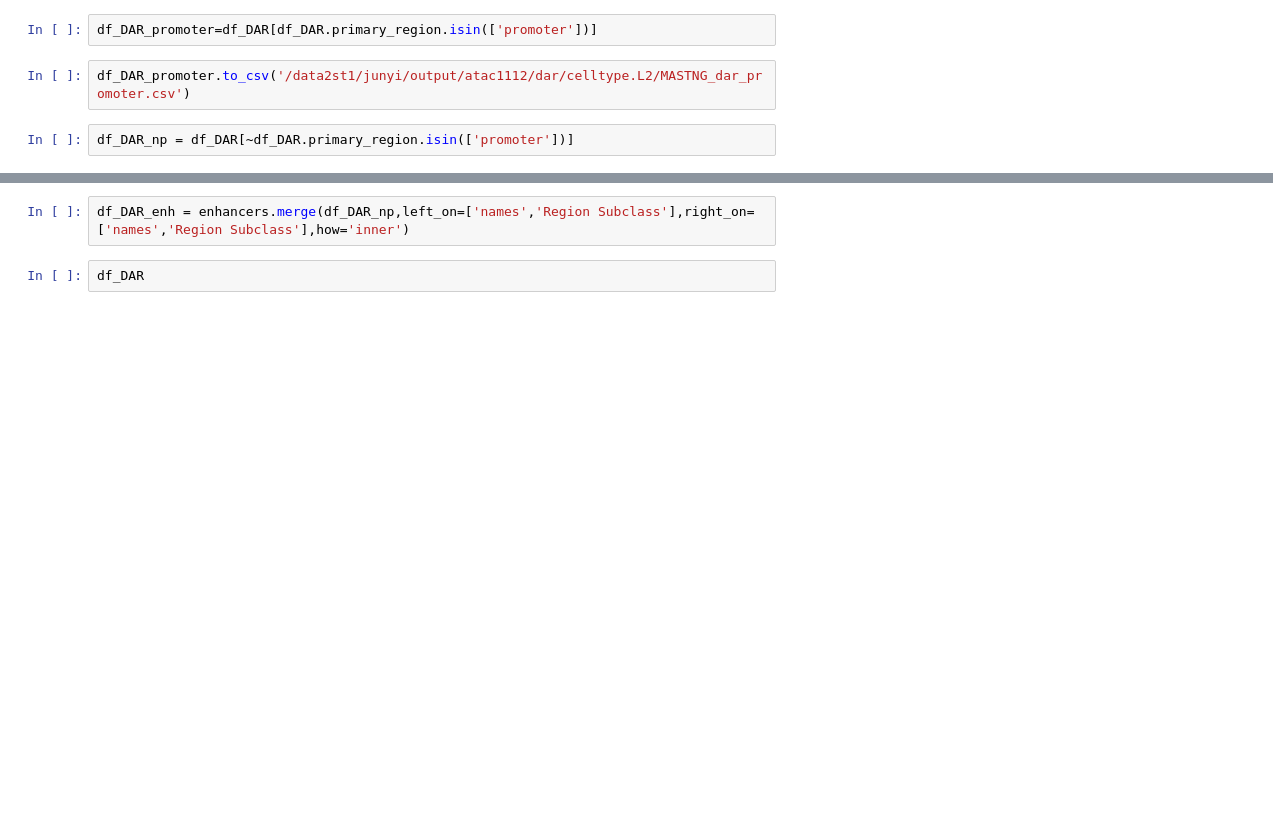
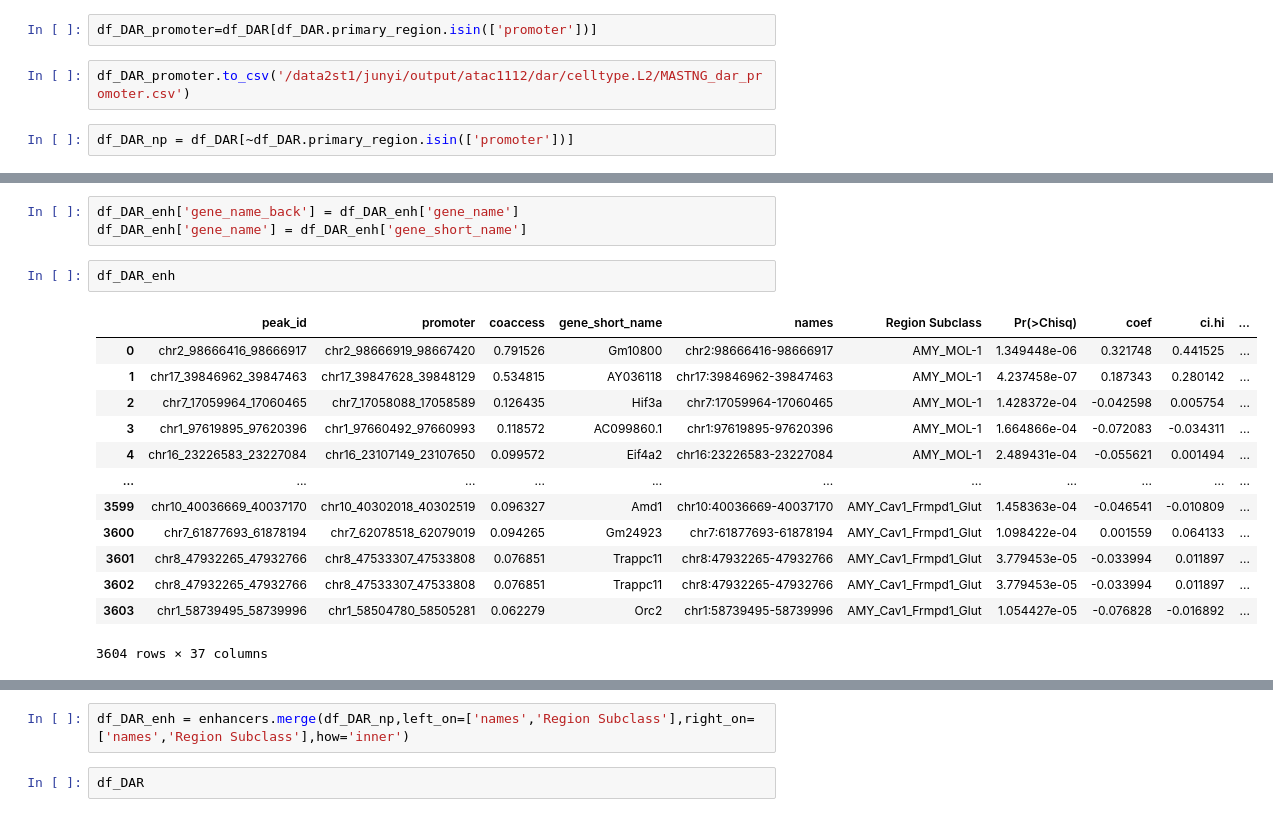
Before and after one commit to juychen/scmmd, a Jupyter notebook: 15cicre_enhancers.ipynb, the cells around one changed output, grey strips where cells are left out. Drawn from its saved outputs; the diff is of its cells as text; blank space fills up the shorter version.

```diff
--- a/15cicre_enhancers.ipynb
+++ b/15cicre_enhancers.ipynb
@@ -135,0 +182,19 @@ Name: primary_region, dtype: int64
+# %%
+df_DAR_enh['gene_name_back'] = df_DAR_enh['gene_name']
+df_DAR_enh['gene_name'] = df_DAR_enh['gene_short_name']
+# %%
+df_DAR_enh
+# %% [output]
+|  | peak_id | promoter | coaccess | gene_short_name | names | Region Subclass | Pr(>Chisq) | coef | ci.hi | ... |
+| 0 | chr2_98666416_98666917 | chr2_98666919_98667420 | 0.791526 | Gm10800 | chr2:98666416-98666917 | AMY_MOL-1 | 1.349448e-06 | 0.321748 | 0.441525 | ... |
+| 1 | chr17_39846962_39847463 | chr17_39847628_39848129 | 0.534815 | AY036118 | chr17:39846962-39847463 | AMY_MOL-1 | 4.237458e-07 | 0.187343 | 0.280142 | ... |
+| 2 | chr7_17059964_17060465 | chr7_17058088_17058589 | 0.126435 | Hif3a | chr7:17059964-17060465 | AMY_MOL-1 | 1.428372e-04 | -0.042598 | 0.005754 | ... |
+| 3 | chr1_97619895_97620396 | chr1_97660492_97660993 | 0.118572 | AC099860.1 | chr1:97619895-97620396 | AMY_MOL-1 | 1.664866e-04 | -0.072083 | -0.034311 | ... |
+| 4 | chr16_23226583_23227084 | chr16_23107149_23107650 | 0.099572 | Eif4a2 | chr16:23226583-23227084 | AMY_MOL-1 | 2.489431e-04 | -0.055621 | 0.001494 | ... |
+| ... | ... | ... | ... | ... | ... | ... | ... | ... | ... | ... |
+| 3599 | chr10_40036669_40037170 | chr10_40302018_40302519 | 0.096327 | Amd1 | chr10:40036669-40037170 | AMY_Cav1_Frmpd1_Glut | 1.458363e-04 | -0.046541 | -0.010809 | ... |
+| 3600 | chr7_61877693_61878194 | chr7_62078518_62079019 | 0.094265 | Gm24923 | chr7:61877693-61878194 | AMY_Cav1_Frmpd1_Glut | 1.098422e-04 | 0.001559 | 0.064133 | ... |
+| 3601 | chr8_47932265_47932766 | chr8_47533307_47533808 | 0.076851 | Trappc11 | chr8:47932265-47932766 | AMY_Cav1_Frmpd1_Glut | 3.779453e-05 | -0.033994 | 0.011897 | ... |
+| 3602 | chr8_47932265_47932766 | chr8_47533307_47533808 | 0.076851 | Trappc11 | chr8:47932265-47932766 | AMY_Cav1_Frmpd1_Glut | 3.779453e-05 | -0.033994 | 0.011897 | ... |
+| 3603 | chr1_58739495_58739996 | chr1_58504780_58505281 | 0.062279 | Orc2 | chr1:58739495-58739996 | AMY_Cav1_Frmpd1_Glut | 1.054427e-05 | -0.076828 | -0.016892 | ... |
+3604 rows × 37 columns
```
Also changed, not shown: parts of 12 cells of this notebook, 3 other files.
